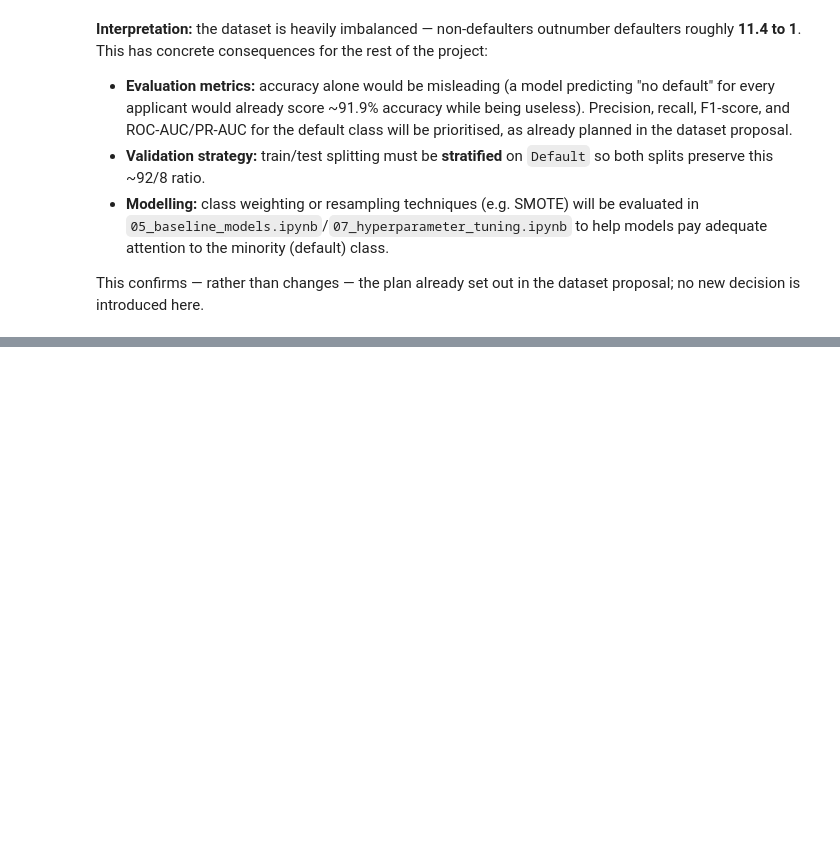
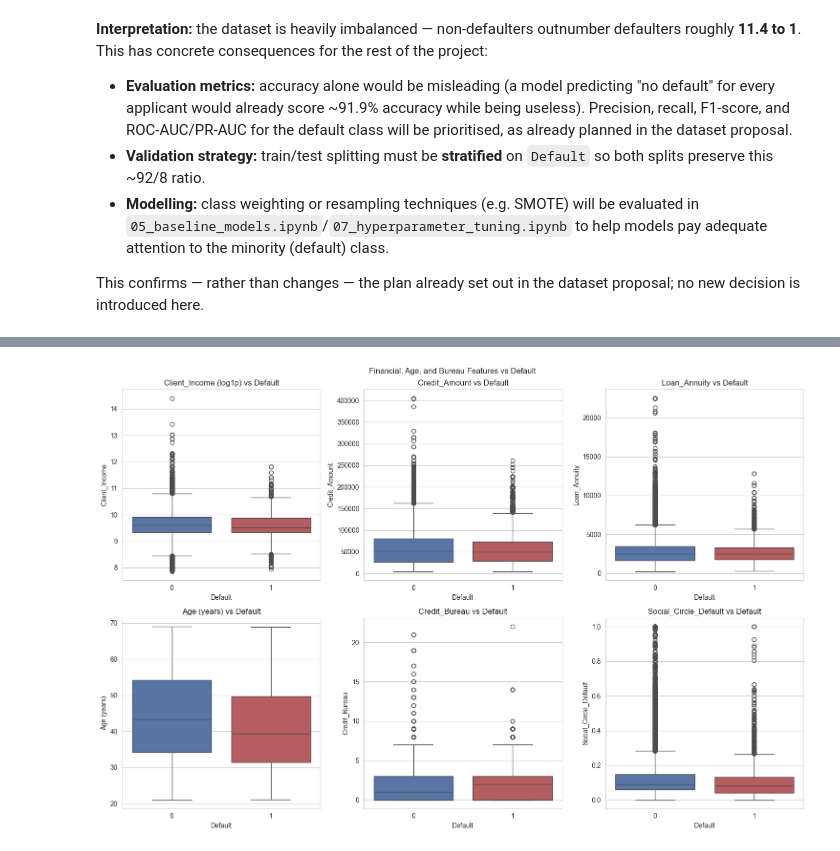
Before and after one commit to Pasiya990/FDM-AutoMobile_Loan_Default_Modelling, a Jupyter notebook: notebooks/02_eda.ipynb, the cells around one changed output, grey strips where cells are left out. Drawn from its saved outputs; the diff is of its cells as text; code cells hidden in the pictures; blank space fills up the shorter version.

```diff
--- a/notebooks/02_eda.ipynb
+++ b/notebooks/02_eda.ipynb
@@ -612,0 +658,31 @@ This confirms — rather than changes — the plan already set out in the datase
+# %%
+fig, axes = plt.subplots(2, 3, figsize=(15, 10))
+
+sns.boxplot(x='Default', y=np.log1p(eda_df['Client_Income']), data=eda_df, ax=axes[0, 0], hue='Default', palette=['#4C72B0', '#C44E52'], legend=False)
+axes[0, 0].set_title('Client_Income (log1p) vs Default')
+
+sns.boxplot(x='Default', y='Credit_Amount', data=eda_df, ax=axes[0, 1], hue='Default', palette=['#4C72B0', '#C44E52'], legend=False)
+axes[0, 1].set_title('Credit_Amount vs Default')
+
+sns.boxplot(x='Default', y='Loan_Annuity', data=eda_df, ax=axes[0, 2], hue='Default', palette=['#4C72B0', '#C44E52'], legend=False)
+axes[0, 2].set_title('Loan_Annuity vs Default')
+
+age_years_series = eda_df['Age_Days'] / 365
+sns.boxplot(x=eda_df['Default'], y=age_years_series, ax=axes[1, 0], hue=eda_df['Default'], palette=['#4C72B0', '#C44E52'], legend=False)
+axes[1, 0].set_title('Age (years) vs Default')
+axes[1, 0].set_ylabel('Age (years)')
+
+sns.boxplot(x='Default', y='Credit_Bureau', data=eda_df, ax=axes[1, 1], hue='Default', palette=['#4C72B0', '#C44E52'], legend=False)
+axes[1, 1].set_title('Credit_Bureau vs Default')
+
+sns.boxplot(x='Default', y='Social_Circle_Default', data=eda_df, ax=axes[1, 2], hue='Default', palette=['#4C72B0', '#C44E52'], legend=False)
+axes[1, 2].set_title('Social_Circle_Default vs Default')
+
+fig.suptitle('Financial, Age, and Bureau Features vs Default')
+plt.tight_layout()
+
+fig_dir = 'experiments/figures' if os.path.exists('experiments/figures') else '../experiments/figures'
+plt.savefig(os.path.join(fig_dir, '08_numeric_features_vs_default.png'), dpi=150)
+plt.show()
+# %% [output]
+[figure, added]
```
Also changed, not shown: parts of 15 cells of this notebook, 3 other files.
